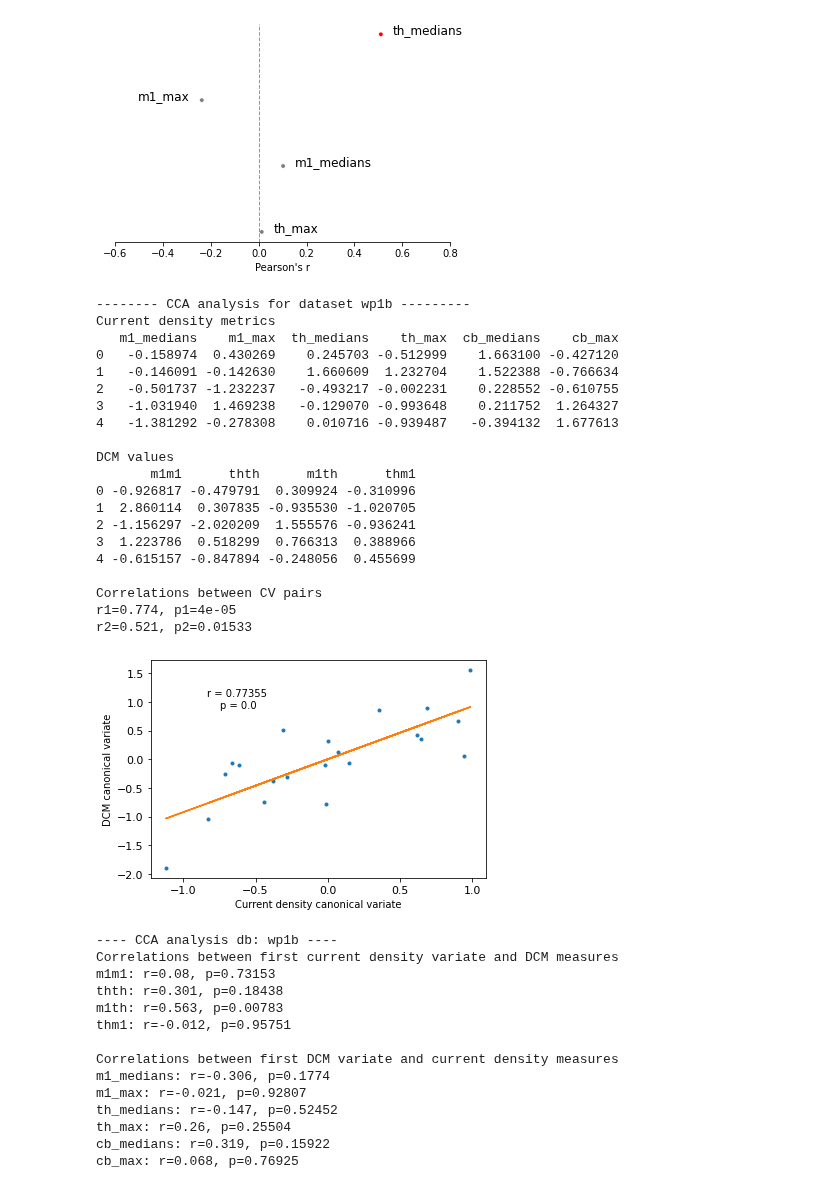
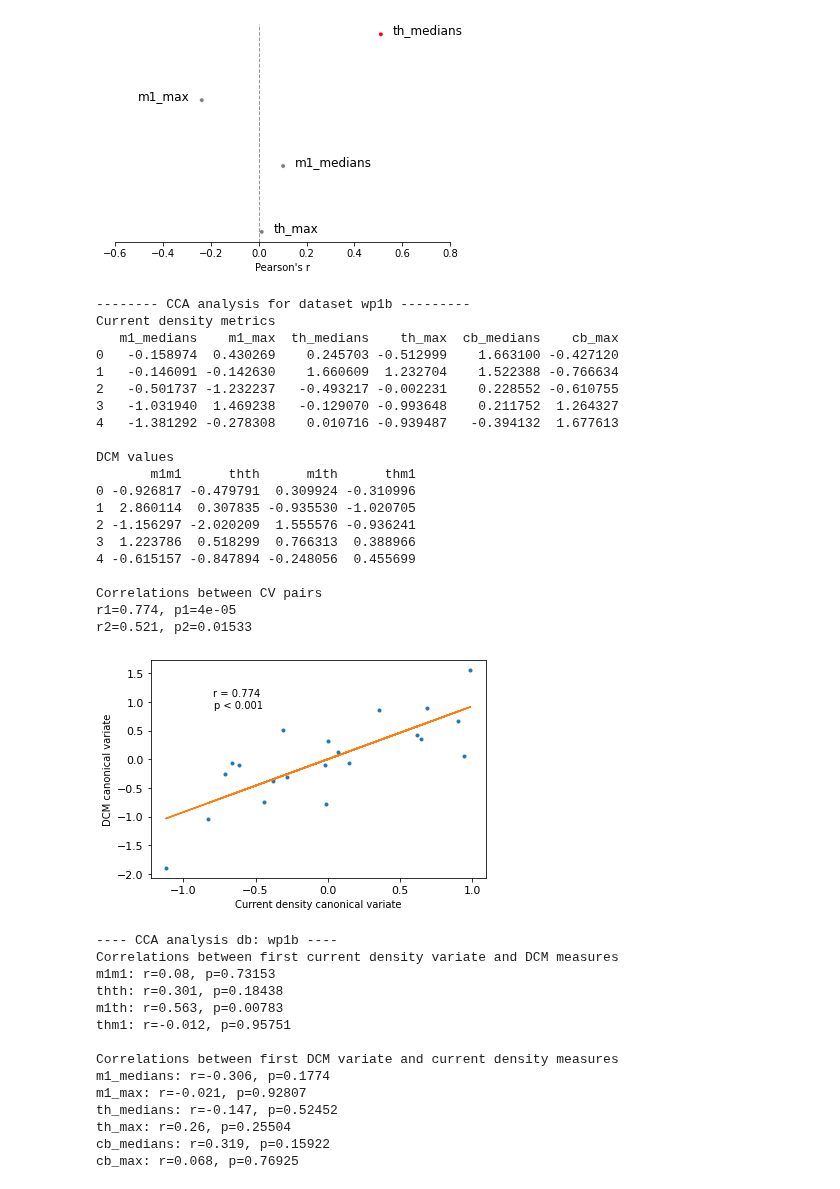
Before and after one commit to davide-aloi/wp1_2_roast, a Jupyter notebook: wp_all_8_current_density_cor.ipynb, the cells around one changed output. Drawn from its saved outputs; the diff is of its cells as text; code cells hidden in the pictures.

Commit message:
plot adjusted

```diff
--- a/wp_all_8_current_density_cor.ipynb
+++ b/wp_all_8_current_density_cor.ipynb
@@ -96,7 +96,12 @@ for db_id, db in enumerate(db_names):
     plt.ylabel('DCM canonical variate')
     plt.plot(x, b + m * x, '-')
     plt.tick_params(axis='both', which='major', labelsize=11)
-    plt.text(np.min(x)+0.5, np.max(y)-0.5, 'r = ' + str(round(r1, 5)) + ' \np = ' + str(round(p1,4)), horizontalalignment='center',
+
+    text = 'r = ' + str(round(r1, 5)) + ' \np = ' + str(round(p1,4))
+    if p1 < 0.001:
+        text = 'r = ' + str(round(r1, 3)) + ' \np < 0.001'
+
+    plt.text(np.min(x)+0.5, np.max(y)-0.5, text , horizontalalignment='center',
                         verticalalignment='center', fontsize = 10)
     plt.show()
 
@@ -203,34 +208,34 @@ thth: r=0.555, p=0.00737
 m1th: r=0.208, p=0.35397
 thm1: r=-0.204, p=0.36148
 
 Correlations between first DCM variate and current density measures
 m1_medians: r=0.102, p=0.6531
 m1_max: r=-0.238, p=0.28556
 th_medians: r=0.511, p=0.0152
 th_max: r=0.012, p=0.95606
 [figure]
 [figure]
 -------- CCA analysis for dataset wp1b ---------
 Current density metrics
    m1_medians    m1_max  th_medians    th_max  cb_medians    cb_max
 0   -0.158974  0.430269    0.245703 -0.512999    1.663100 -0.427120
 1   -0.146091 -0.142630    1.660609  1.232704    1.522388 -0.766634
 2   -0.501737 -1.232237   -0.493217 -0.002231    0.228552 -0.610755
 3   -1.031940  1.469238   -0.129070 -0.993648    0.211752  1.264327
 4   -1.381292 -0.278308    0.010716 -0.939487   -0.394132  1.677613
 
 DCM values
        m1m1      thth      m1th      thm1
 0 -0.926817 -0.479791  0.309924 -0.310996
 1  2.860114  0.307835 -0.935530 -1.020705
 2 -1.156297 -2.020209  1.555576 -0.936241
 3  1.223786  0.518299  0.766313  0.388966
 4 -0.615157 -0.847894 -0.248056  0.455699
 
 Correlations between CV pairs
 r1=0.774, p1=4e-05
 r2=0.521, p2=0.01533
-[figure, old version]
+[figure, new version]
 ---- CCA analysis db: wp1b ----
 Correlations between first current density variate and DCM measures
 m1m1: r=0.08, p=0.73153
```
Also changed, not shown: parts of 1 cell of this notebook.
